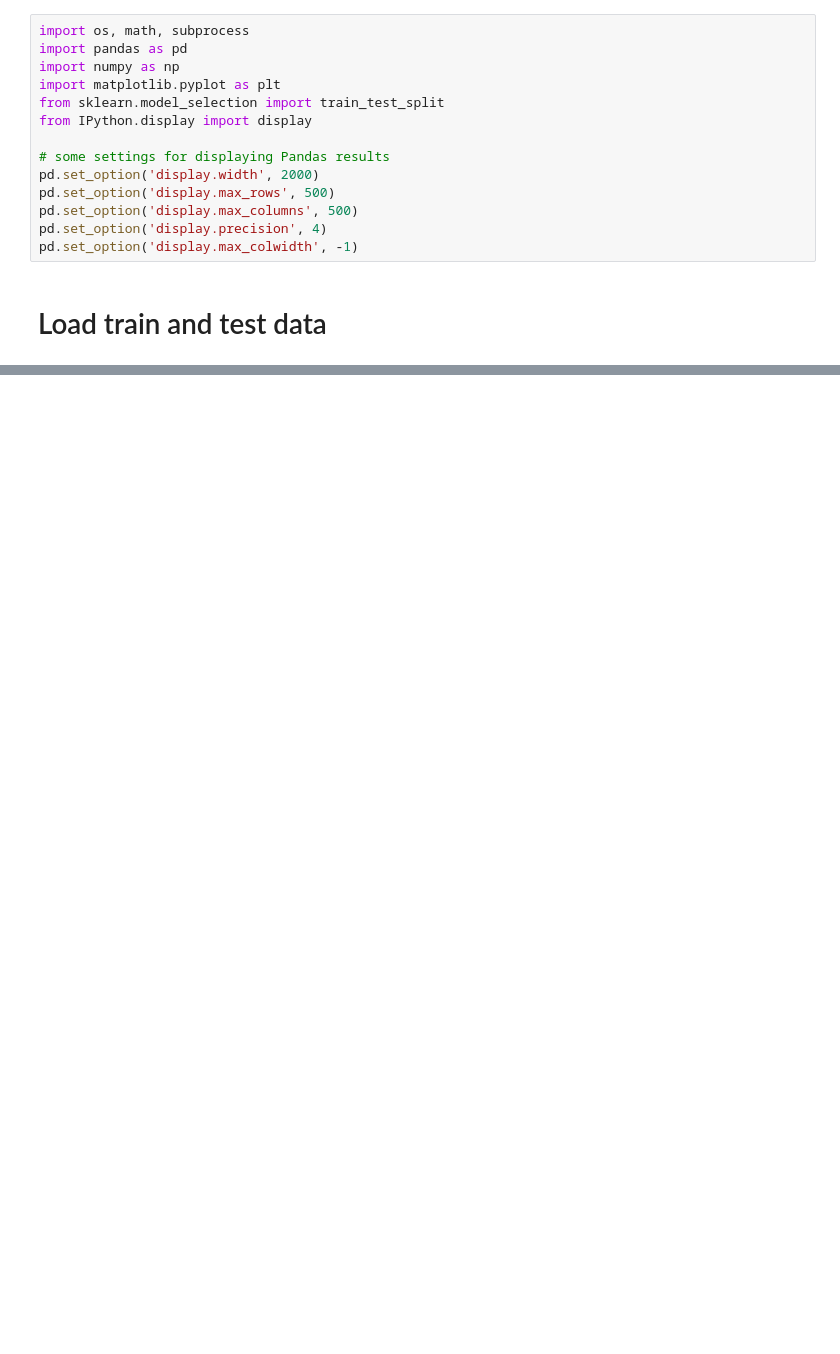
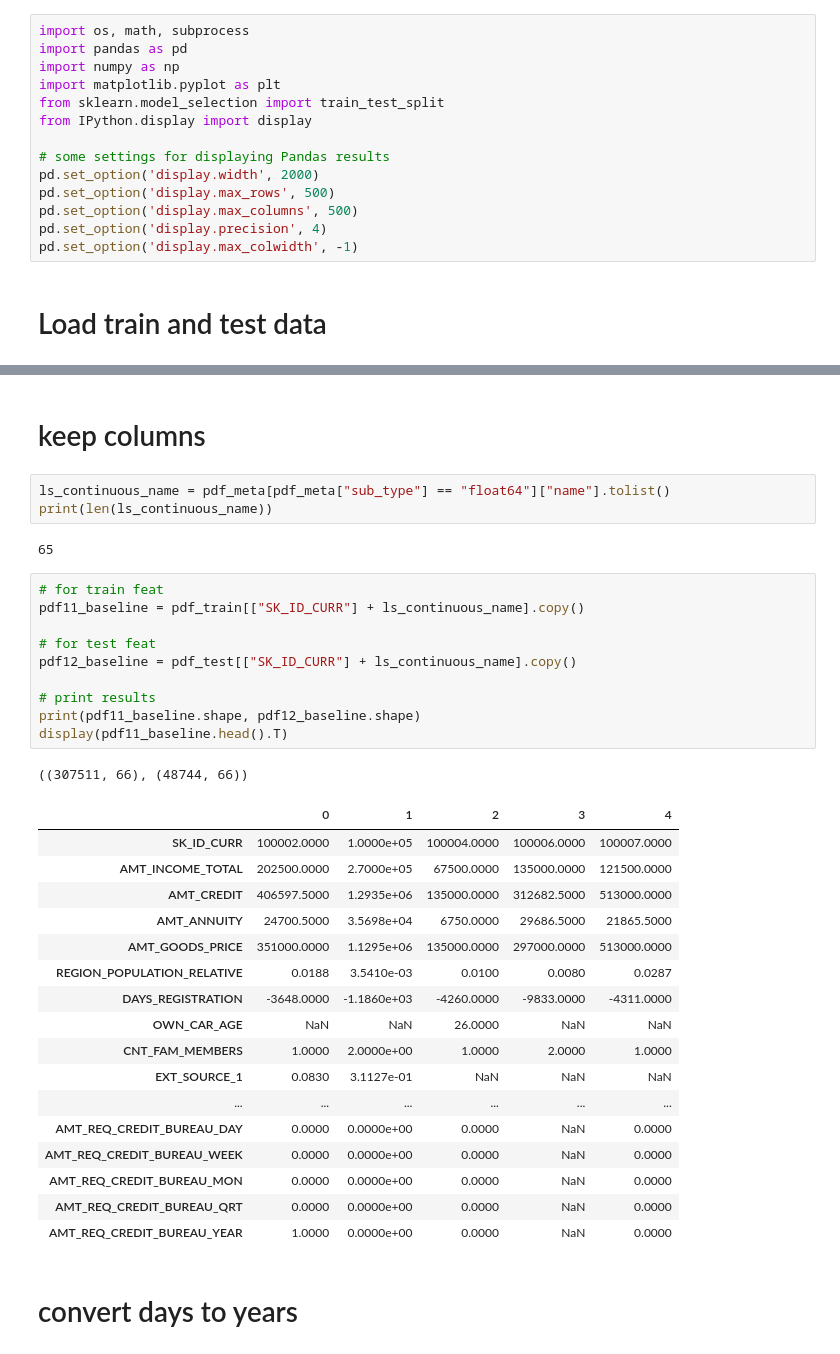
Before and after one commit to ongxuanhong/data-science-mini-course, a Jupyter notebook: 04_feature_engineering/001_baseline.ipynb, the cells around one changed output, grey strips where cells are left out. Saved outputs shown, nothing was run; the diff lists cells and outputs as text; blank space fills up the shorter version.

```diff
--- a/04_feature_engineering/001_baseline.ipynb
+++ b/04_feature_engineering/001_baseline.ipynb
@@ -47,0 +203,38 @@ First 5 rows
+# %% [markdown]
+# keep columns
+# %%
+ls_continuous_name = pdf_meta[pdf_meta["sub_type"] == "float64"]["name"].tolist()
+print(len(ls_continuous_name))
+# %% [output]
+65
+# %%
+# for train feat
+pdf11_baseline = pdf_train[["SK_ID_CURR"] + ls_continuous_name].copy()
+
+# for test feat
+pdf12_baseline = pdf_test[["SK_ID_CURR"] + ls_continuous_name].copy()
+
+# print results
+print(pdf11_baseline.shape, pdf12_baseline.shape)
+display(pdf11_baseline.head().T)
+# %% [output]
+((307511, 66), (48744, 66))
+|  | 0 | 1 | 2 | 3 | 4 |
+| SK_ID_CURR | 100002.0000 | 1.0000e+05 | 100004.0000 | 100006.0000 | 100007.0000 |
+| AMT_INCOME_TOTAL | 202500.0000 | 2.7000e+05 | 67500.0000 | 135000.0000 | 121500.0000 |
+| AMT_CREDIT | 406597.5000 | 1.2935e+06 | 135000.0000 | 312682.5000 | 513000.0000 |
+| AMT_ANNUITY | 24700.5000 | 3.5698e+04 | 6750.0000 | 29686.5000 | 21865.5000 |
+| AMT_GOODS_PRICE | 351000.0000 | 1.1295e+06 | 135000.0000 | 297000.0000 | 513000.0000 |
+| REGION_POPULATION_RELATIVE | 0.0188 | 3.5410e-03 | 0.0100 | 0.0080 | 0.0287 |
+| DAYS_REGISTRATION | -3648.0000 | -1.1860e+03 | -4260.0000 | -9833.0000 | -4311.0000 |
+| OWN_CAR_AGE | NaN | NaN | 26.0000 | NaN | NaN |
+| CNT_FAM_MEMBERS | 1.0000 | 2.0000e+00 | 1.0000 | 2.0000 | 1.0000 |
+| EXT_SOURCE_1 | 0.0830 | 3.1127e-01 | NaN | NaN | NaN |
+| ... | ... | ... | ... | ... | ... |
+| AMT_REQ_CREDIT_BUREAU_DAY | 0.0000 | 0.0000e+00 | 0.0000 | NaN | 0.0000 |
+| AMT_REQ_CREDIT_BUREAU_WEEK | 0.0000 | 0.0000e+00 | 0.0000 | NaN | 0.0000 |
+| AMT_REQ_CREDIT_BUREAU_MON | 0.0000 | 0.0000e+00 | 0.0000 | NaN | 0.0000 |
+| AMT_REQ_CREDIT_BUREAU_QRT | 0.0000 | 0.0000e+00 | 0.0000 | NaN | 0.0000 |
+| AMT_REQ_CREDIT_BUREAU_YEAR | 1.0000 | 0.0000e+00 | 0.0000 | NaN | 0.0000 |
+# %% [markdown]
+# convert days to years
```
Also changed, not shown: parts of 13 cells of this notebook, 5 other files.
